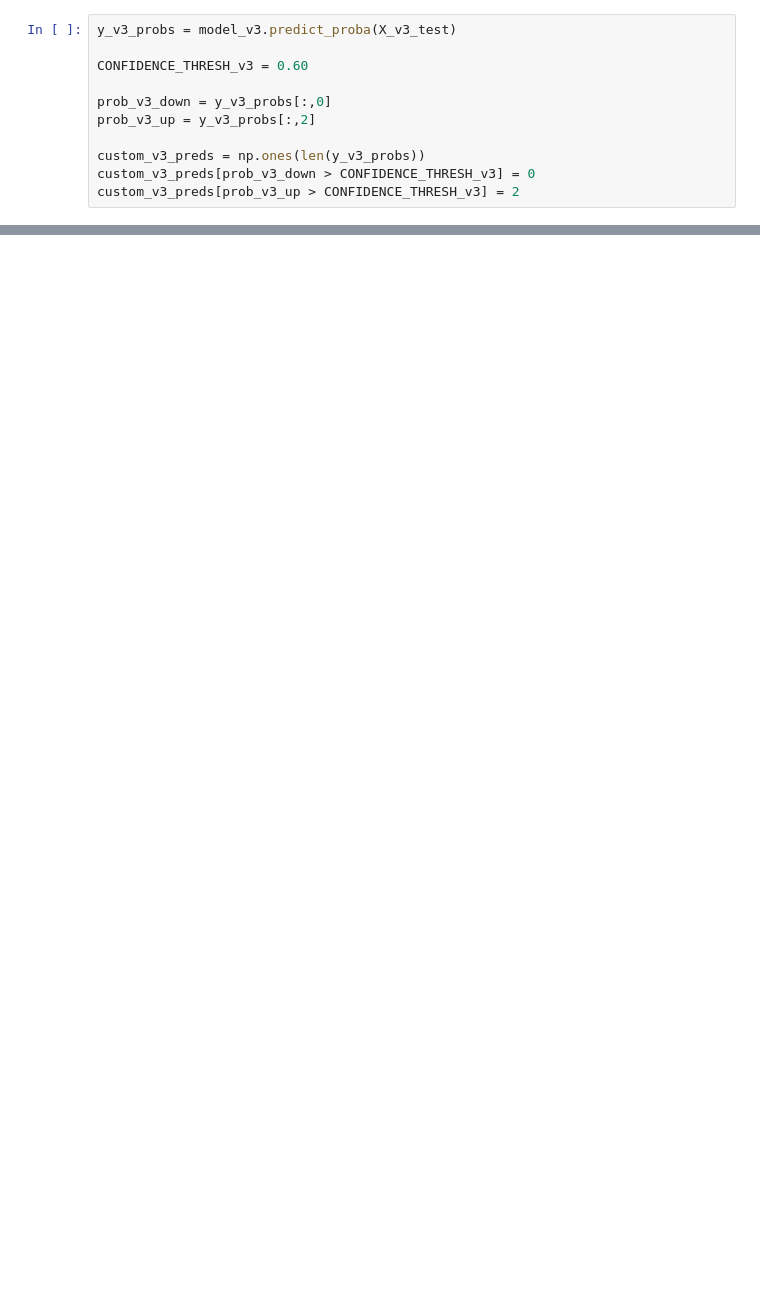
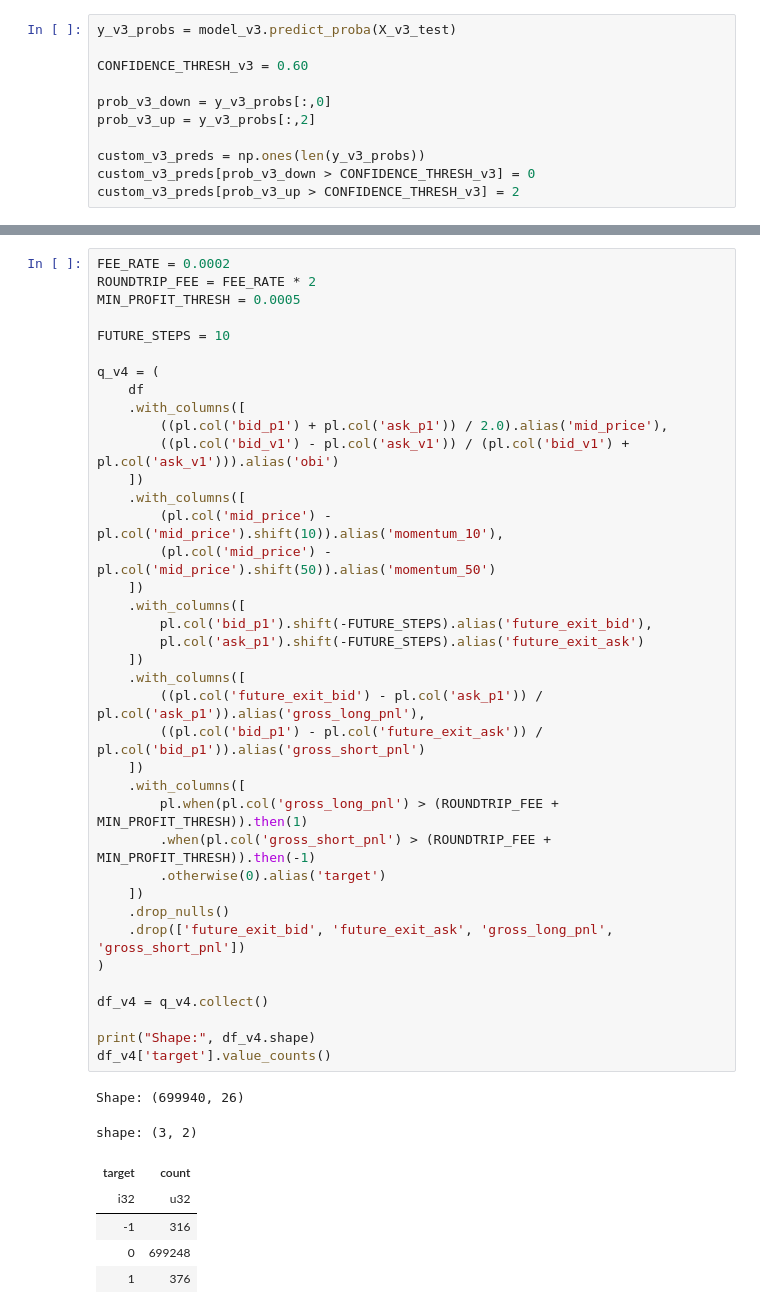
Before and after one commit to bartosz-wos/Low-Latency-Trading-Engine, a Jupyter notebook: ml/research.ipynb, the cells around one changed output, grey strips where cells are left out. Drawn from its saved outputs; the diff is of its cells as text; blank space fills up the shorter version.

```diff
--- a/ml/research.ipynb
+++ b/ml/research.ipynb
@@ -445,0 +601,46 @@ print(f"Size on the disk: {file_size_mb:.2f} MB")
+# %%
+FEE_RATE = 0.0002
+ROUNDTRIP_FEE = FEE_RATE * 2
+MIN_PROFIT_THRESH = 0.0005
+
+FUTURE_STEPS = 10
+
+q_v4 = (
+    df
+    .with_columns([
+        ((pl.col('bid_p1') + pl.col('ask_p1')) / 2.0).alias('mid_price'),
+        ((pl.col('bid_v1') - pl.col('ask_v1')) / (pl.col('bid_v1') + pl.col('ask_v1'))).alias('obi')
+    ])
+    .with_columns([
+        (pl.col('mid_price') - pl.col('mid_price').shift(10)).alias('momentum_10'),
+        (pl.col('mid_price') - pl.col('mid_price').shift(50)).alias('momentum_50')
+    ])
+    .with_columns([
+        pl.col('bid_p1').shift(-FUTURE_STEPS).alias('future_exit_bid'),
+        pl.col('ask_p1').shift(-FUTURE_STEPS).alias('future_exit_ask')
+    ])
+    .with_columns([
+        ((pl.col('future_exit_bid') - pl.col('ask_p1')) / pl.col('ask_p1')).alias('gross_long_pnl'),
+        ((pl.col('bid_p1') - pl.col('future_exit_ask')) / pl.col('bid_p1')).alias('gross_short_pnl')
+    ])
+    .with_columns([
+        pl.when(pl.col('gross_long_pnl') > (ROUNDTRIP_FEE + MIN_PROFIT_THRESH)).then(1)
+        .when(pl.col('gross_short_pnl') > (ROUNDTRIP_FEE + MIN_PROFIT_THRESH)).then(-1)
+        .otherwise(0).alias('target')
+    ])
+    .drop_nulls()
+    .drop(['future_exit_bid', 'future_exit_ask', 'gross_long_pnl', 'gross_short_pnl'])
+)
+
+df_v4 = q_v4.collect()
+
+print("Shape:", df_v4.shape)
+df_v4['target'].value_counts()
+# %% [output]
+Shape: (699940, 26)
+shape: (3, 2)
+| target | count |
+| i32 | u32 |
+| -1 | 316 |
+| 0 | 699248 |
+| 1 | 376 |
```
Also changed, not shown: parts of 30 cells of this notebook.
